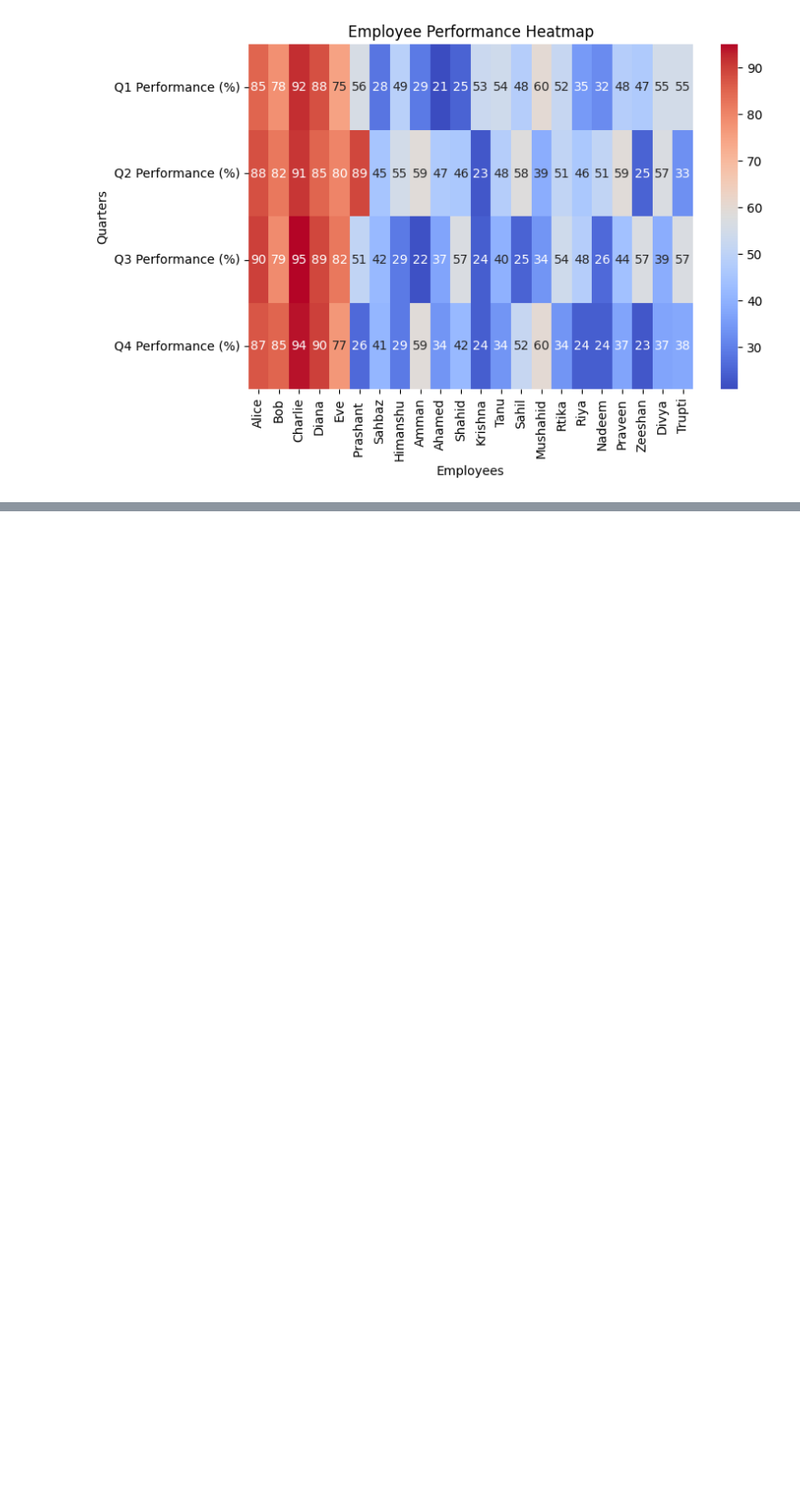
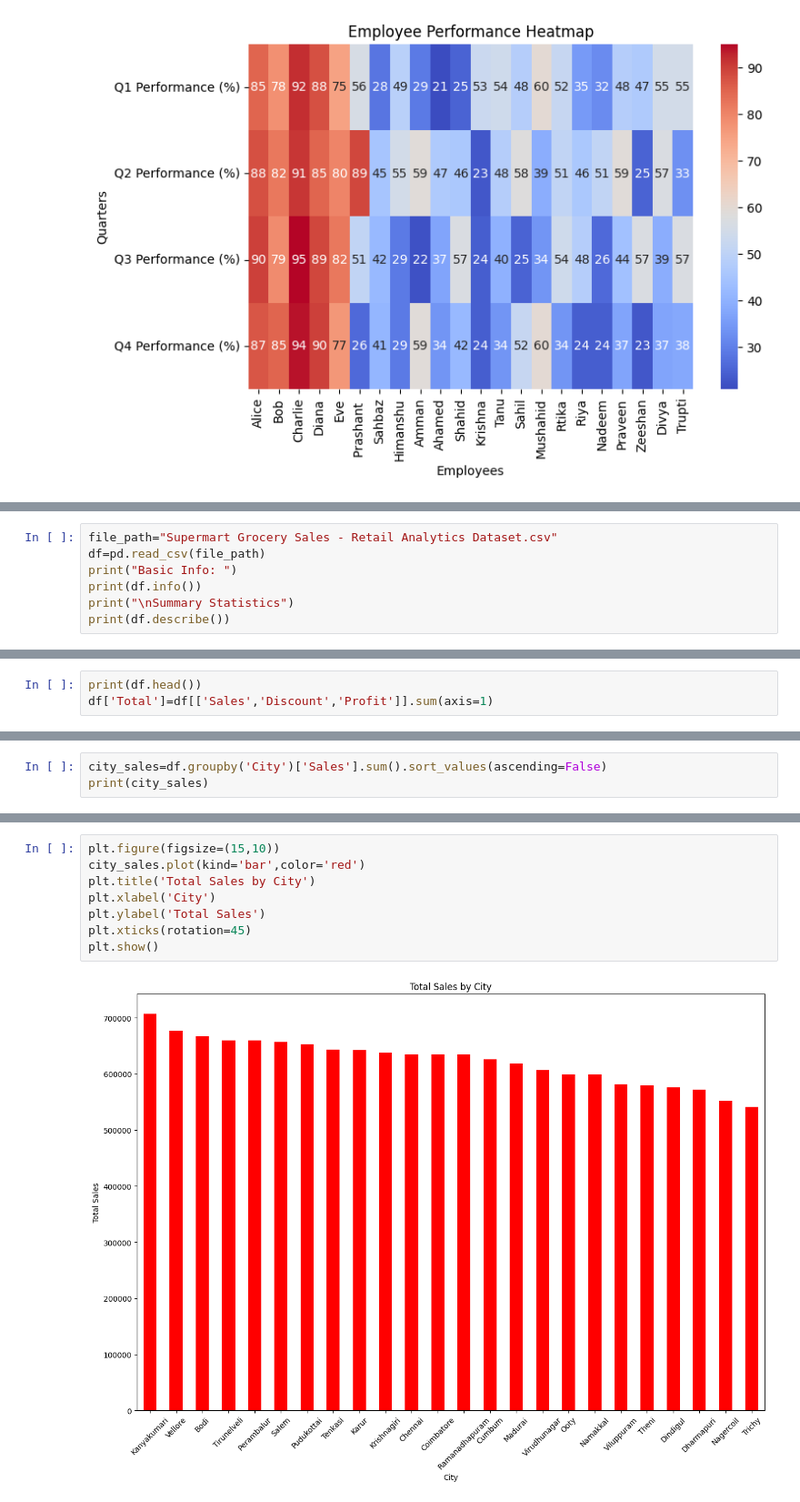
Before and after one commit to Phenomenals619/Data-Analyst, a Jupyter notebook: Lecture7.ipynb, the cells around one changed output, grey strips where cells are left out. Shown at 91% size. Drawn from its saved outputs; the diff is of its cells as text; blank space fills up the shorter version.

```diff
--- a/Lecture7.ipynb
+++ b/Lecture7.ipynb
@@ -164,0 +194,7 @@ plt.show()
+# %%
+file_path="Supermart Grocery Sales - Retail Analytics Dataset.csv"
+df=pd.read_csv(file_path)
+print("Basic Info: ")
+print(df.info())
+print("\nSummary Statistics")
+print(df.describe())
@@ -164,0 +219,3 @@ plt.show()
+# %%
+print(df.head())
+df['Total']=df[['Sales','Discount','Profit']].sum(axis=1)
@@ -164,0 +236,3 @@ plt.show()
+# %%
+city_sales=df.groupby('City')['Sales'].sum().sort_values(ascending=False)
+print(city_sales)
@@ -164,0 +257,10 @@ plt.show()
+# %%
+plt.figure(figsize=(15,10))
+city_sales.plot(kind='bar',color='red')
+plt.title('Total Sales by City')
+plt.xlabel('City')
+plt.ylabel('Total Sales')
+plt.xticks(rotation=45)
+plt.show()
+# %% [output]
+[figure, added]
```
Also changed, not shown: parts of 10 cells of this notebook, 1 other file.
